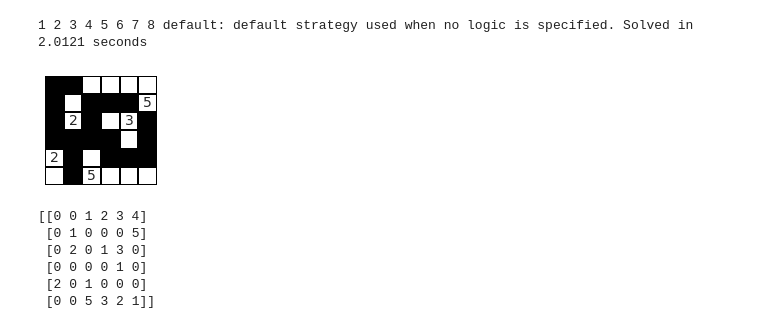
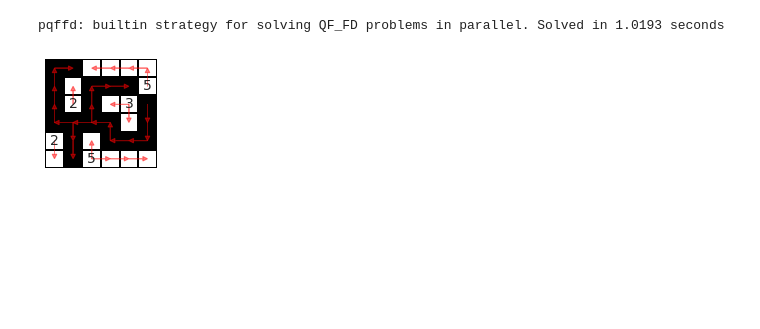
Before and after one commit to gowen100/Public-Code, a Jupyter notebook: Nurikabe.ipynb, the cells around one changed output. Drawn from its saved outputs; the diff is of its cells as text; code cells hidden in the pictures; blank space fills up the shorter version.

```diff
--- a/Nurikabe.ipynb
+++ b/Nurikabe.ipynb
@@ -13,11 +18,13 @@ from z3 import *
 def neighbours(i,j,N):
     return [[i+x,j+y] for (x,y) in [(-1,0),(0,-1),(1,0),(0,1)] if i+x>=0 and i+x <N and j+y>=0 and j+y <N ]
 
-def pr(ans,fix):
+def pr(ans,fix,edge):
     n = fix.shape
     annot = fix.astype('str')
     annot[annot=="0"] =""
     fig,ax = plt.subplots(1,1,figsize=(n[0]/3,n[1]/3))
     ax =sns.heatmap(ans !=0,annot=annot,cbar=False,cmap="Greys_r",fmt="",linewidths=1,annot_kws={"size":14},linecolor='k')
+    for (y,x,b,a) in edge:
+        plt.arrow(x+0.5,y+0.5,a-x,b-y,color="r",head_width=0.25,head_length=0.25,length_includes_head=True,alpha=0.5)
     ax.axis("off")
     plt.show()
@@ -111,21 +151,15 @@ def sol(fix,tactic):
 # %%
 fix= np.array([[0, 0, 0, 0, 0, 0],
                [0, 0, 0, 0, 0, 5],
                [0, 2, 0, 0, 3, 0],
                [0, 0, 0, 0, 0, 0],
                [2, 0, 0, 0, 0, 0],
                [0, 0, 5, 0, 0, 0]])
 
-ans,y = sol(fix,"default")
+ans = sol(fix,"pqffd")
 # %% [output]
-1 2 3 4 5 6 7 8 default: default strategy used when no logic is specified. Solved in 2.0121 seconds
+pqffd: builtin strategy for solving QF_FD problems in parallel. Solved in 1.0193 seconds
-[figure, old version]
+[figure, new version]
-[[0 0 1 2 3 4]
- [0 1 0 0 0 5]
- [0 2 0 1 3 0]
- [0 0 0 0 1 0]
- [2 0 1 0 0 0]
- [0 0 5 3 2 1]]
 # %%
 fix2= np.array([[1, 0, 0, 0, 4, 0, 0, 4, 0, 2],
                 [0, 0, 0, 0, 0, 0, 0, 0, 0, 0],
```
Also changed, not shown: parts of 7 cells of this notebook.
